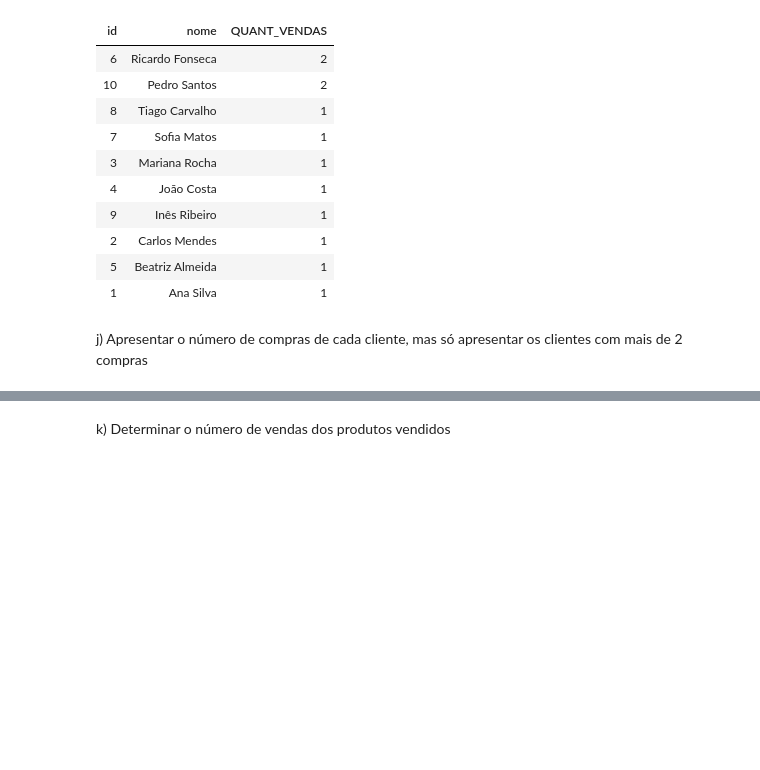
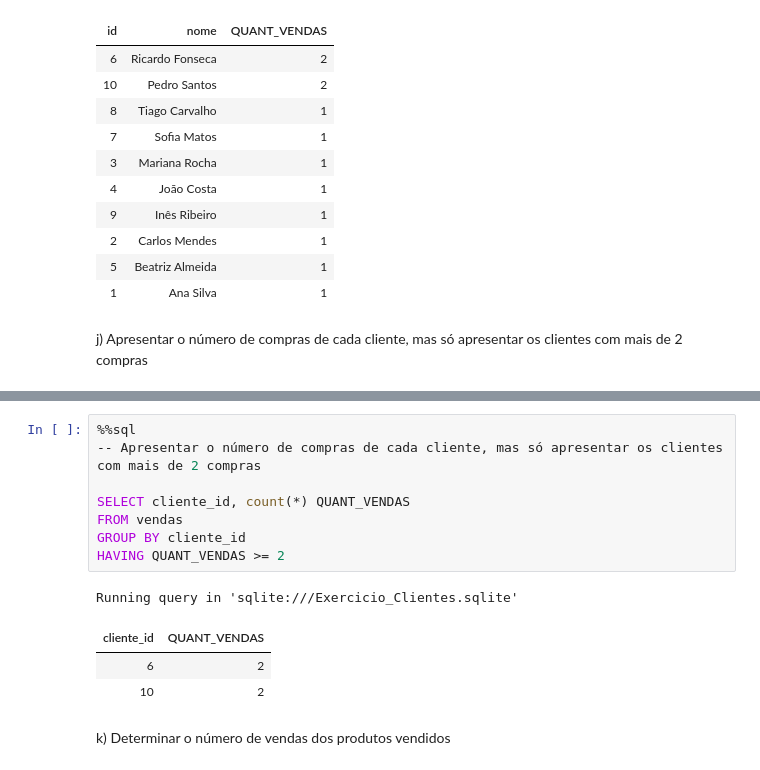
Before and after one commit to jpedrodias/FundamentosSQL, a Jupyter notebook: Week03/Exercicio_Clientes_resolvido.ipynb, the cells around one changed output, grey strips where cells are left out. Saved outputs shown, nothing was run; the diff lists cells and outputs as text; blank space fills up the shorter version.

```diff
--- a/Week03/Exercicio_Clientes_resolvido.ipynb
+++ b/Week03/Exercicio_Clientes_resolvido.ipynb
@@ -1073,2 +1079,15 @@ j) Apresentar o número de compras de cada cliente, mas só apresentar os client
+# %%
+%%sql
+-- Apresentar o número de compras de cada cliente, mas só apresentar os clientes com mais de 2 compras
+
+SELECT cliente_id, count(*) QUANT_VENDAS
+FROM vendas
+GROUP BY cliente_id
+HAVING QUANT_VENDAS >= 2
+# %% [output]
+Running query in 'sqlite:///Exercicio_Clientes.sqlite'
+| cliente_id | QUANT_VENDAS |
+| 6 | 2 |
+| 10 | 2 |
 # %% [markdown]
 k) Determinar o número de vendas dos produtos vendidos
```
Also changed, not shown: parts of 2 cells of this notebook.
